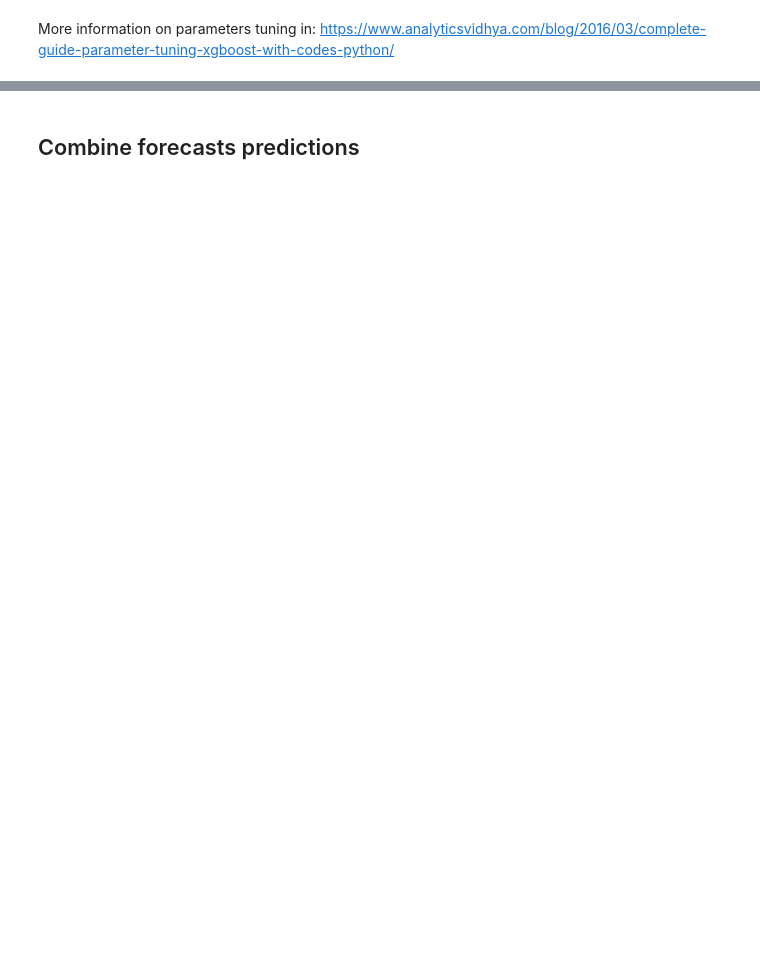
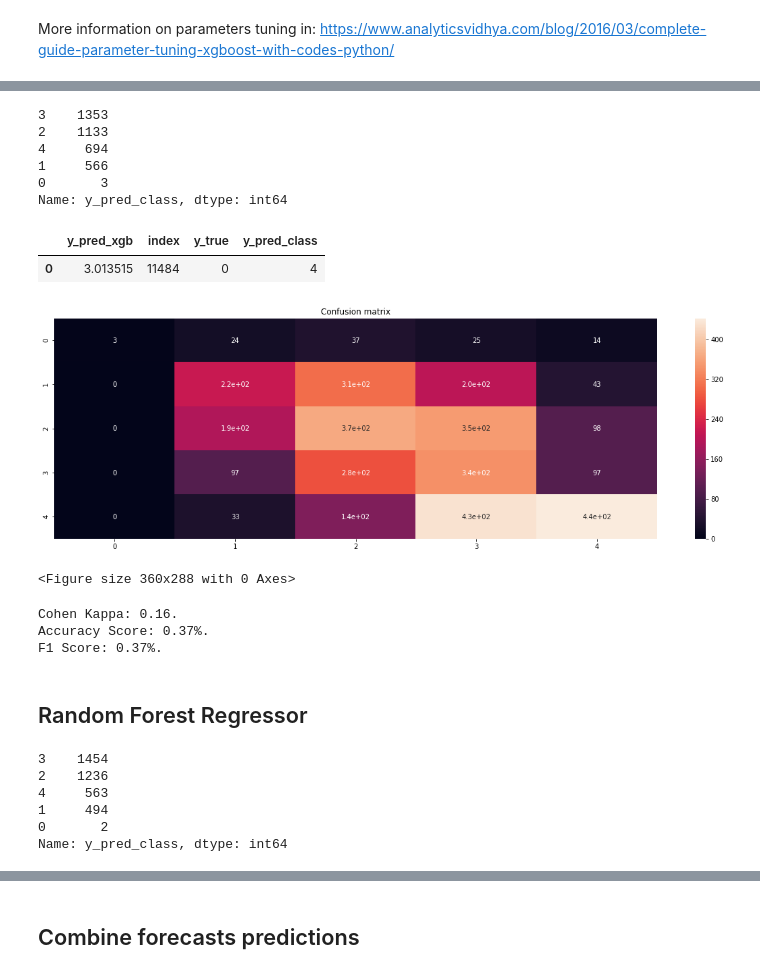
Before and after one commit to alexlorenzo/Pet.my, a Jupyter notebook: 2- Ordinal Multiclass Models.ipynb, the cells around one changed output, grey strips where cells are left out. Cells and saved outputs as stored; diff of their text form; code cells hidden in the pictures; blank space fills up the shorter version.

```diff
--- a/2- Ordinal Multiclass Models.ipynb
+++ b/2- Ordinal Multiclass Models.ipynb
@@ -297,2 +294,3 @@ features_selection = X_train.loc[:,features_selection_support].columns.tolist()
 # %%
 X_train =X_train.loc[:,features_selection]
+X_test =X_test.loc[:,features_selection]
@@ -660,0 +420,50 @@ print(acc_gbk)
+# %%
+import xgboost
+
+xgb_model = xgboost.XGBRegressor(
+subsample= 0.8,
+silent= 1,
+objective= 'reg:linear',
+nthread= 4,
+n_estimators= 800,
+min_child_weight= 4,
+max_depth= 12,
+learning_rate= 0.01,
+colsample_bytree= 0.7)
+
+xgb_model.fit(X_res, y_res)
+
+#Prediction
+y_pred=xgb_model.predict(X_test.values)
+# %%
+optR=OptimizedRounder()
+y_true = pd.DataFrame(y_test)
+y_true.reset_index(inplace=True,drop=False)
+
+predictions = optR.predict(y_pred, coefficient_mean).astype(int)
+pred_xgb = pd.concat([pd.DataFrame(y_pred),y_true,pd.DataFrame(predictions)],axis=1,ignore_index=True)
+pred_xgb.columns = ['y_pred_xgb','index','y_true','y_pred_class']
+
+pred_xgb['y_pred_class'].value_counts()
+# %% [output]
+3    1353
+2    1133
+4     694
+1     566
+0       3
+Name: y_pred_class, dtype: int64
+# %%
+pred_xgb.head(1)
+# %% [output]
+|  | y_pred_xgb | index | y_true | y_pred_class |
+| 0 | 3.013515 | 11484 | 0 | 4 |
+# %%
+evaluate(pred_xgb['y_pred_class'].tolist(), pred_xgb['y_true'].tolist())
+# %% [output]
+[figure, added]
+<Figure size 360x288 with 0 Axes>
+Cohen Kappa: 0.16.
+Accuracy Score: 0.37%.
+F1 Score: 0.37%.
+# %% [markdown]
+## Random Forest Regressor
@@ -660,0 +489,17 @@ print(acc_gbk)
+# %%
+optR=OptimizedRounder()
+y_true = pd.DataFrame(y_test)
+y_true.reset_index(inplace=True,drop=False)
+
+predictions = optR.predict(y_pred, coefficient_mean).astype(int)
+pred_rf = pd.concat([pd.DataFrame(y_pred),y_true,pd.DataFrame(predictions)],axis=1,ignore_index=True)
+pred_rf.columns = ['y_pred_rf','index','y_true','y_pred_class']
+
+pred_rf['y_pred_class'].value_counts()
+# %% [output]
+3    1454
+2    1236
+4     563
+1     494
+0       2
+Name: y_pred_class, dtype: int64
```
Also changed, not shown: parts of 65 cells of this notebook, 31 other files.
